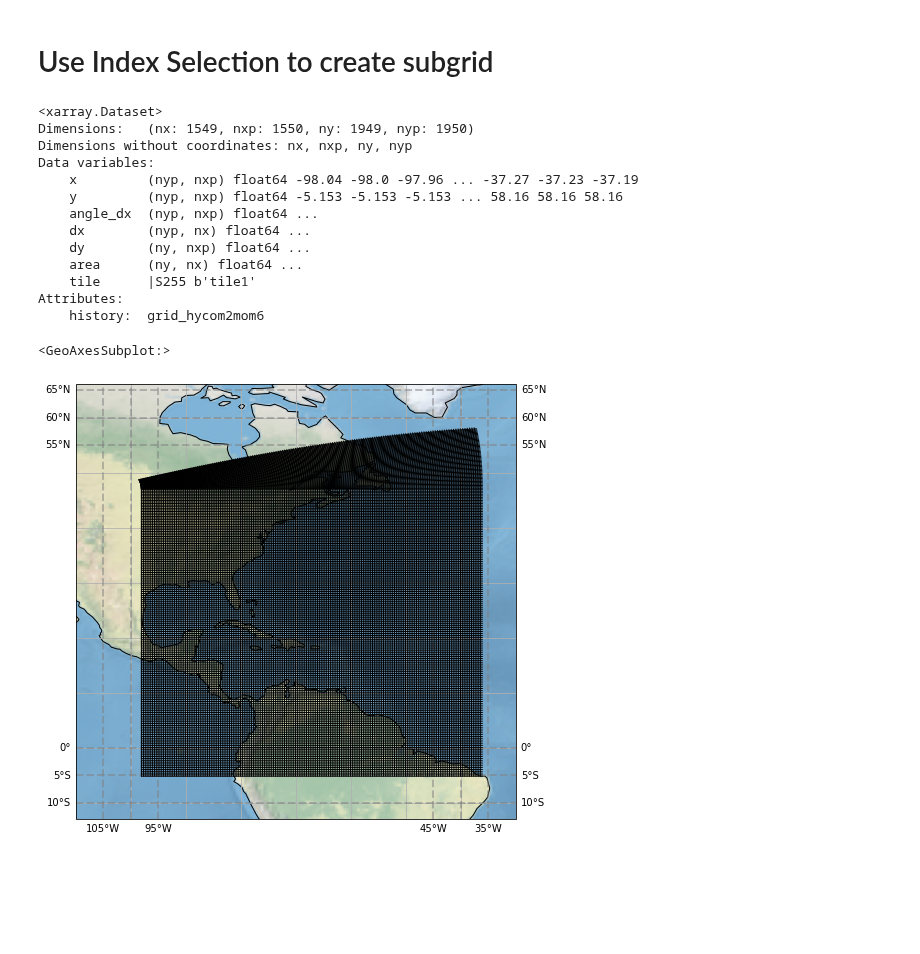
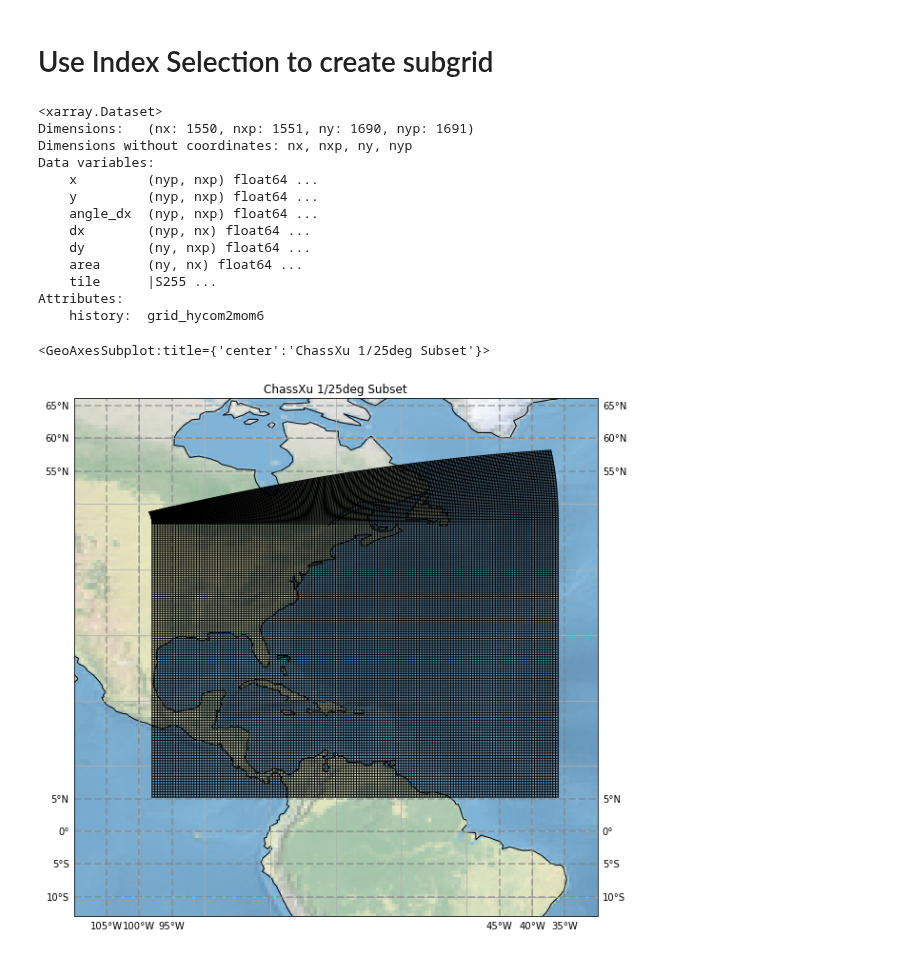
Before and after one commit to jsimkins2/esm_lab, a Jupyter notebook: grid_gen/subgrid/subset_grid.ipynb, the cells around one changed output. Saved outputs shown, nothing was run; the diff lists cells and outputs as text; code cells hidden in the pictures; blank space fills up the shorter version.

```diff
--- a/grid_gen/subgrid/subset_grid.ipynb
+++ b/grid_gen/subgrid/subset_grid.ipynb
@@ -3,5 +3,4 @@
 # %%
 import xarray as xr
 
-grid = xr.open_dataset("/Users/james/Documents/Github/esm_lab/gridGen/gridInfo/chassxu/regional.mom6.nc")
-grid.x.values
+grid = xr.open_dataset("/Users/james/Documents/Github/esm_lab/grid_gen/gridInfo/chassxu/regional.mom6.nc")
@@ -25,9 +10,9 @@ import matplotlib.pyplot as plt
 import numpy as np
 import matplotlib.ticker as mticker
 from cartopy.mpl.gridliner import LONGITUDE_FORMATTER, LATITUDE_FORMATTER
-def plotgrid(grid, plotStep, plotproj='nearside', crs=cartopy.crs.Geodetic(), transform=cartopy.crs.Geodetic(),mapExtent=[], lon0=-50, lat0=45):
+def plotgrid(grid, plotStep, plotproj='nearside', crs=cartopy.crs.Geodetic(), transform=cartopy.crs.Geodetic(),mapExtent=[], lon0=-50, lat0=45, title=""):
     #initiate new plot, infer projection within the plotting procedure
-    plt.figure(figsize=(8,8))
+    plt.figure(figsize=(10,10))
     if plotproj=='nearside':
         ax = plt.subplot(111, projection=cartopy.crs.NearsidePerspective(central_longitude=lon0, central_latitude=lat0))
     if plotproj=='platecarree':
@@ -43,7 +28,7 @@ def plotgrid(grid, plotStep, plotproj='nearside', crs=cartopy.crs.Geodetic(), tr
     gl.ylabels_left = True
     gl.xlines = True
     gl.xlocator = mticker.FixedLocator([-105, -100, -95, -45, -40, -35, -30, 0])
-    gl.ylocator = mticker.FixedLocator([-10,-5,0,55,60,65])
+    gl.ylocator = mticker.FixedLocator([-10,-5,0,5, 55,60,65])
     gl.xformatter = LONGITUDE_FORMATTER
     gl.yformatter = LATITUDE_FORMATTER
     #gl.xlabel_style = {'size': 15, 'color': 'gray'}
@@ -66,6 +51,8 @@ def plotgrid(grid, plotStep, plotproj='nearside', crs=cartopy.crs.Geodetic(), tr
             if j <= nj-1:
                 ax.plot(grid['x'][j,:], grid['y'][j,:], jColor, linewidth=jLinewidth, transform=transform)
 
+    plt.title(title)
+
     return ax
 
 # ideally I would use find nearest to find the indice closest to a particular value, but because this is a mesh 2d grid it doesn't work as intended
@@ -87,30 +74,37 @@ plotgrid(grid=grid, plotStep=100)
 #lonMinInd = find_nearest(array = grid['x'].values, value = -80)
 #lonMaxInd = find_nearest(array = grid['x'].values, value = -70)
 # %%
-latMinInd = 600
+# v1 - southern boundary at 5 South
+#latMinInd = 600
+#latMaxInd = 2550
+#lonMinInd = 0
+#lonMaxInd = 1550
+
+# v2 - southern boundary at 5 North
+latMinInd = 860
 latMaxInd = 2550
 lonMinInd = 0
 lonMaxInd = 1550
 # %%
-subgrid = grid.isel(nyp=slice(latMinInd, latMaxInd), nxp=slice(lonMinInd,lonMaxInd), ny=slice(latMinInd, latMaxInd-1), nx=slice(lonMinInd,lonMaxInd-1))
+subgrid = grid.isel(nyp=slice(latMinInd, latMaxInd+1), nxp=slice(lonMinInd,lonMaxInd+1), ny=slice(latMinInd, latMaxInd), nx=slice(lonMinInd,lonMaxInd))
 subgrid
 # %% [output]
 <xarray.Dataset>
-Dimensions:   (nx: 1549, nxp: 1550, ny: 1949, nyp: 1950)
+Dimensions:   (nx: 1550, nxp: 1551, ny: 1690, nyp: 1691)
 Dimensions without coordinates: nx, nxp, ny, nyp
 Data variables:
-    x         (nyp, nxp) float64 -98.04 -98.0 -97.96 ... -37.27 -37.23 -37.19
-    y         (nyp, nxp) float64 -5.153 -5.153 -5.153 ... 58.16 58.16 58.16
+    x         (nyp, nxp) float64 ...
+    y         (nyp, nxp) float64 ...
     angle_dx  (nyp, nxp) float64 ...
     dx        (nyp, nx) float64 ...
     dy        (ny, nxp) float64 ...
     area      (ny, nx) float64 ...
-    tile      |S255 b'tile1'
+    tile      |S255 ...
 Attributes:
     history:  grid_hycom2mom6
 # %%
-plotgrid(grid=subgrid, plotStep=10, plotproj='platecarree',mapExtent=[-110, -30, -10,60])
+plotgrid(grid=subgrid, plotStep=10, plotproj='platecarree',mapExtent=[-110, -30, -10,60], title="ChassXu 1/25deg Subset")
 # %% [output]
-<GeoAxesSubplot:>
+<GeoAxesSubplot:title={'center':'ChassXu 1/25deg Subset'}>
-[figure, old version]
+[figure, new version]
 # %%
```
Also changed, not shown: parts of 29 cells of this notebook, 2 other files.
